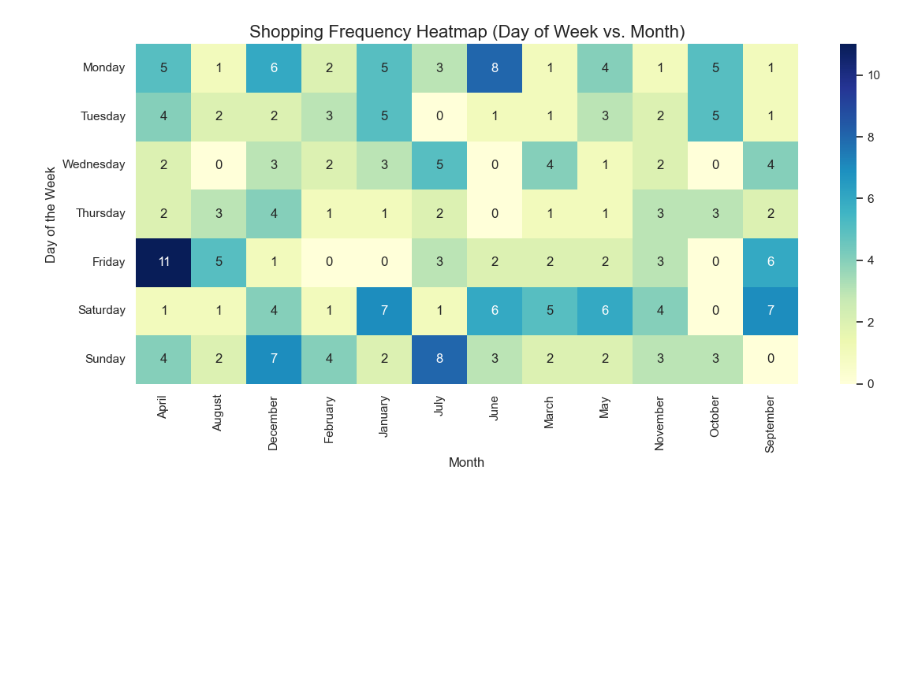
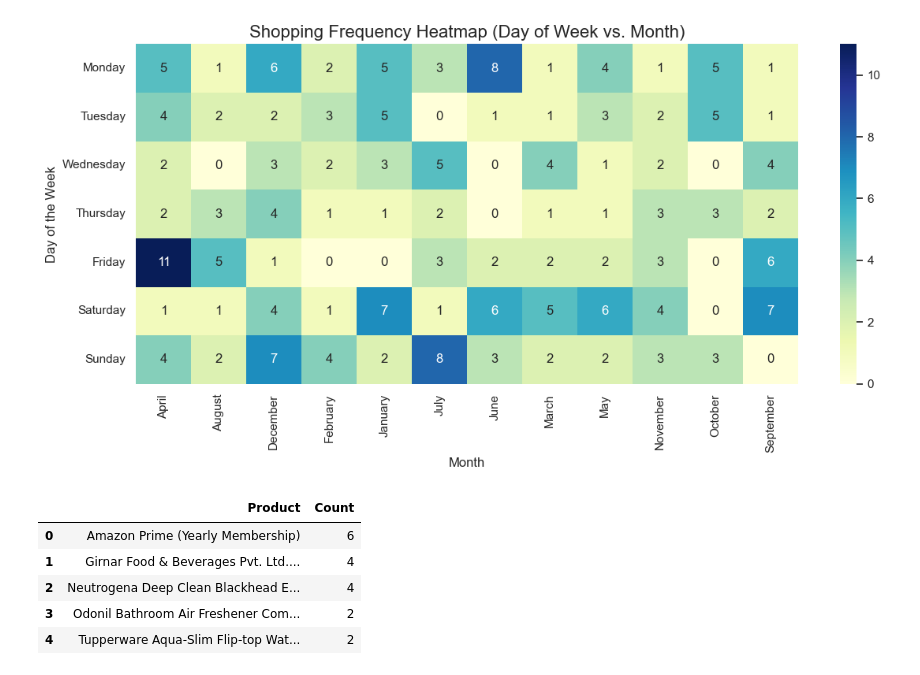
Before and after one commit to karenrenac/Amazon-Analytics-with-Web-scraping, a Jupyter notebook: Data analysis and insights.ipynb, the cells around one changed output. Saved outputs shown, nothing was run; the diff lists cells and outputs as text; code cells hidden in the pictures; blank space fills up the shorter version.

```diff
--- a/Data analysis and insights.ipynb
+++ b/Data analysis and insights.ipynb
@@ -222,0 +214,21 @@ product_count = filtered_df['Product'].value_counts()
+# %%
+# Count occurrences of each product
+product_counts_filtered = df['Product'].value_counts()
+
+# Filter products purchased more than once
+repeated_purchases_filtered = product_counts_filtered[product_counts_filtered > 1]
+
+# Convert to DataFrame for plotting
+repeated_df_filtered = repeated_purchases_filtered.reset_index()
+repeated_df_filtered.columns = ['Product', 'Count']
+
+# Sort the data for better visualization
+repeated_df_filtered_sorted = repeated_df_filtered.sort_values(by='Count', ascending=False)
+repeated_df_filtered_sorted.head()
+# %% [output]
+|  | Product | Count |
+| 0 | Amazon Prime (Yearly Membership) | 6 |
+| 1 | Girnar Food & Beverages Pvt. Ltd.... | 4 |
+| 2 | Neutrogena Deep Clean Blackhead E... | 4 |
+| 3 | Odonil Bathroom Air Freshener Com... | 2 |
+| 4 | Tupperware Aqua-Slim Flip-top Wat... | 2 |
```
Also changed, not shown: parts of 5 cells of this notebook.
